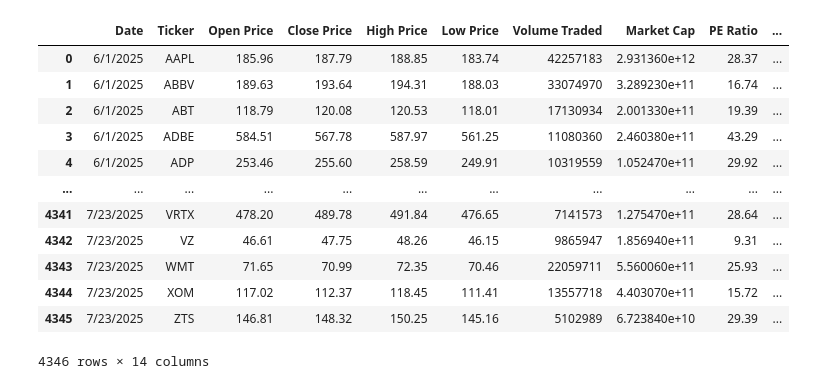
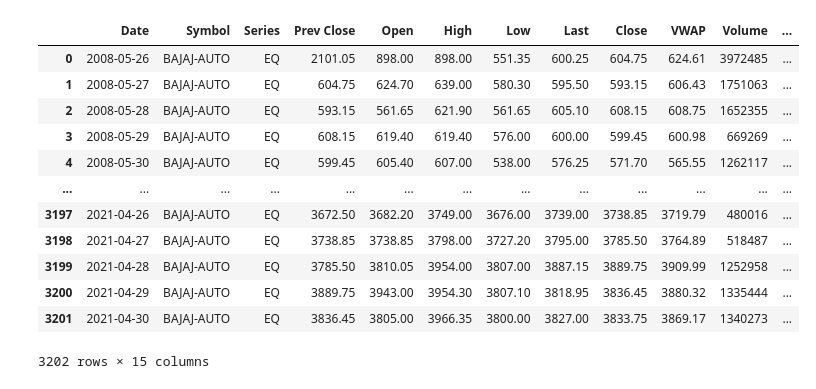
Before and after one commit to EshanUGR/DL-Assigment, a Jupyter notebook: notebooks/data_preprocessing.ipynb, the cells around one changed output. Saved outputs shown, nothing was run; the diff lists cells and outputs as text; code cells hidden in the pictures.

Commit message:
convert preprocessing.py file from data_preprocessing.ipynb file

```diff
--- a/notebooks/data_preprocessing.ipynb
+++ b/notebooks/data_preprocessing.ipynb
@@ -8,18 +6,17 @@ matplotlib.rcParams["figure.figsize"] = (20,10)
 # %%
-file_path = "E:/7th semester/Deep Learning/labs/DL-Assigment/data/stock_data.csv"
-data = pd.read_csv(file_path)
+data = pd.read_csv("E:/7th semester/Deep Learning/labs/DL-Assigment/data/BAJAJ-AUTO.csv")
 data
 # %% [output]
-|  | Date | Ticker | Open Price | Close Price | High Price | Low Price | Volume Traded | Market Cap | PE Ratio | ... |
-| 0 | 6/1/2025 | AAPL | 185.96 | 187.79 | 188.85 | 183.74 | 42257183 | 2.931360e+12 | 28.37 | ... |
-| 1 | 6/1/2025 | ABBV | 189.63 | 193.64 | 194.31 | 188.03 | 33074970 | 3.289230e+11 | 16.74 | ... |
-| 2 | 6/1/2025 | ABT | 118.79 | 120.08 | 120.53 | 118.01 | 17130934 | 2.001330e+11 | 19.39 | ... |
-| 3 | 6/1/2025 | ADBE | 584.51 | 567.78 | 587.97 | 561.25 | 11080360 | 2.460380e+11 | 43.29 | ... |
-| 4 | 6/1/2025 | ADP | 253.46 | 255.60 | 258.59 | 249.91 | 10319559 | 1.052470e+11 | 29.92 | ... |
-| ... | ... | ... | ... | ... | ... | ... | ... | ... | ... | ... |
-| 4341 | 7/23/2025 | VRTX | 478.20 | 489.78 | 491.84 | 476.65 | 7141573 | 1.275470e+11 | 28.64 | ... |
-| 4342 | 7/23/2025 | VZ | 46.61 | 47.75 | 48.26 | 46.15 | 9865947 | 1.856940e+11 | 9.31 | ... |
-| 4343 | 7/23/2025 | WMT | 71.65 | 70.99 | 72.35 | 70.46 | 22059711 | 5.560060e+11 | 25.93 | ... |
-| 4344 | 7/23/2025 | XOM | 117.02 | 112.37 | 118.45 | 111.41 | 13557718 | 4.403070e+11 | 15.72 | ... |
-| 4345 | 7/23/2025 | ZTS | 146.81 | 148.32 | 150.25 | 145.16 | 5102989 | 6.723840e+10 | 29.39 | ... |
+|  | Date | Symbol | Series | Prev Close | Open | High | Low | Last | Close | VWAP | Volume | ... |
+| 0 | 2008-05-26 | BAJAJ-AUTO | EQ | 2101.05 | 898.00 | 898.00 | 551.35 | 600.25 | 604.75 | 624.61 | 3972485 | ... |
+| 1 | 2008-05-27 | BAJAJ-AUTO | EQ | 604.75 | 624.70 | 639.00 | 580.30 | 595.50 | 593.15 | 606.43 | 1751063 | ... |
+| 2 | 2008-05-28 | BAJAJ-AUTO | EQ | 593.15 | 561.65 | 621.90 | 561.65 | 605.10 | 608.15 | 608.75 | 1652355 | ... |
+| 3 | 2008-05-29 | BAJAJ-AUTO | EQ | 608.15 | 619.40 | 619.40 | 576.00 | 600.00 | 599.45 | 600.98 | 669269 | ... |
+| 4 | 2008-05-30 | BAJAJ-AUTO | EQ | 599.45 | 605.40 | 607.00 | 538.00 | 576.25 | 571.70 | 565.55 | 1262117 | ... |
+| ... | ... | ... | ... | ... | ... | ... | ... | ... | ... | ... | ... | ... |
+| 3197 | 2021-04-26 | BAJAJ-AUTO | EQ | 3672.50 | 3682.20 | 3749.00 | 3676.00 | 3739.00 | 3738.85 | 3719.79 | 480016 | ... |
+| 3198 | 2021-04-27 | BAJAJ-AUTO | EQ | 3738.85 | 3738.85 | 3798.00 | 3727.20 | 3795.00 | 3785.50 | 3764.89 | 518487 | ... |
+| 3199 | 2021-04-28 | BAJAJ-AUTO | EQ | 3785.50 | 3810.05 | 3954.00 | 3807.00 | 3887.15 | 3889.75 | 3909.99 | 1252958 | ... |
+| 3200 | 2021-04-29 | BAJAJ-AUTO | EQ | 3889.75 | 3943.00 | 3954.30 | 3807.10 | 3818.95 | 3836.45 | 3880.32 | 1335444 | ... |
+| 3201 | 2021-04-30 | BAJAJ-AUTO | EQ | 3836.45 | 3805.00 | 3966.35 | 3800.00 | 3827.00 | 3833.75 | 3869.17 | 1340273 | ... |
-4346 rows × 14 columns
+3202 rows × 15 columns
```
Also changed, not shown: parts of 18 cells of this notebook.
